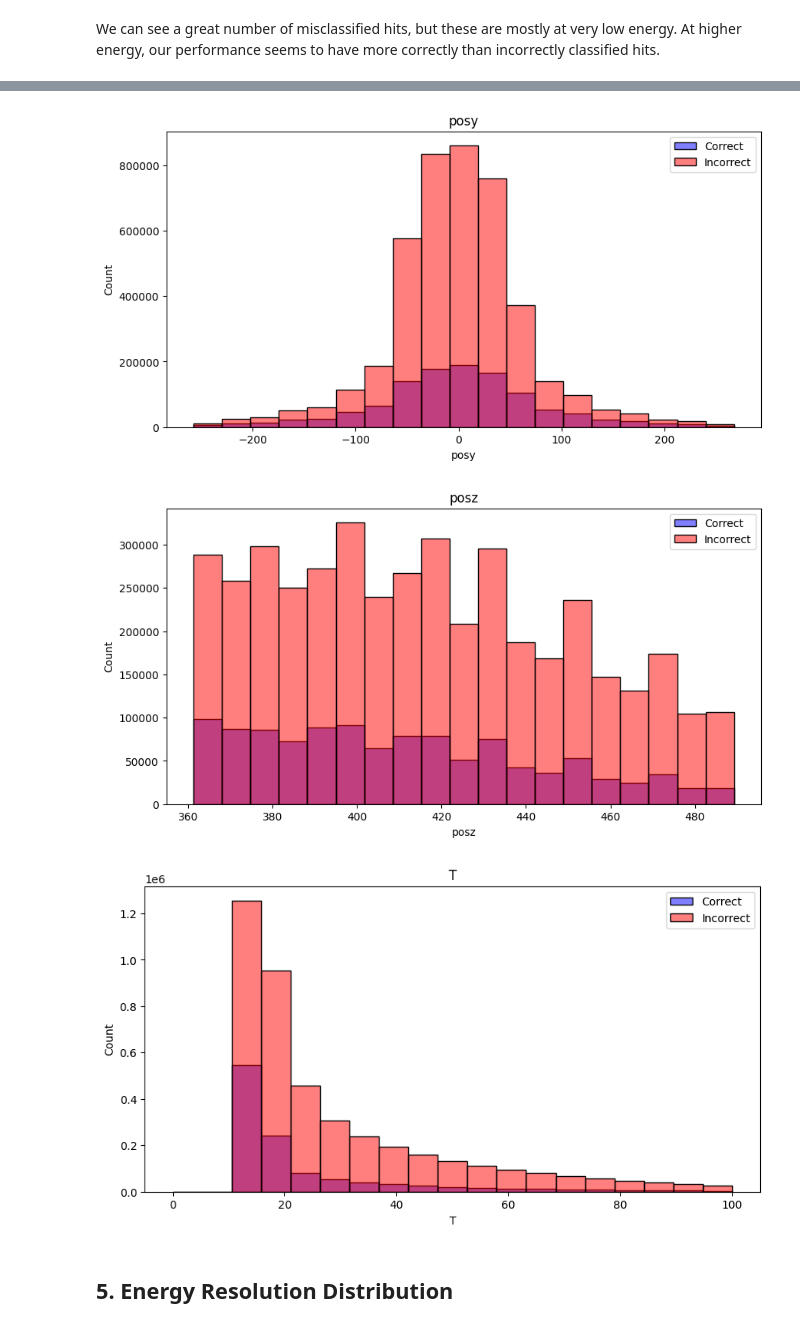
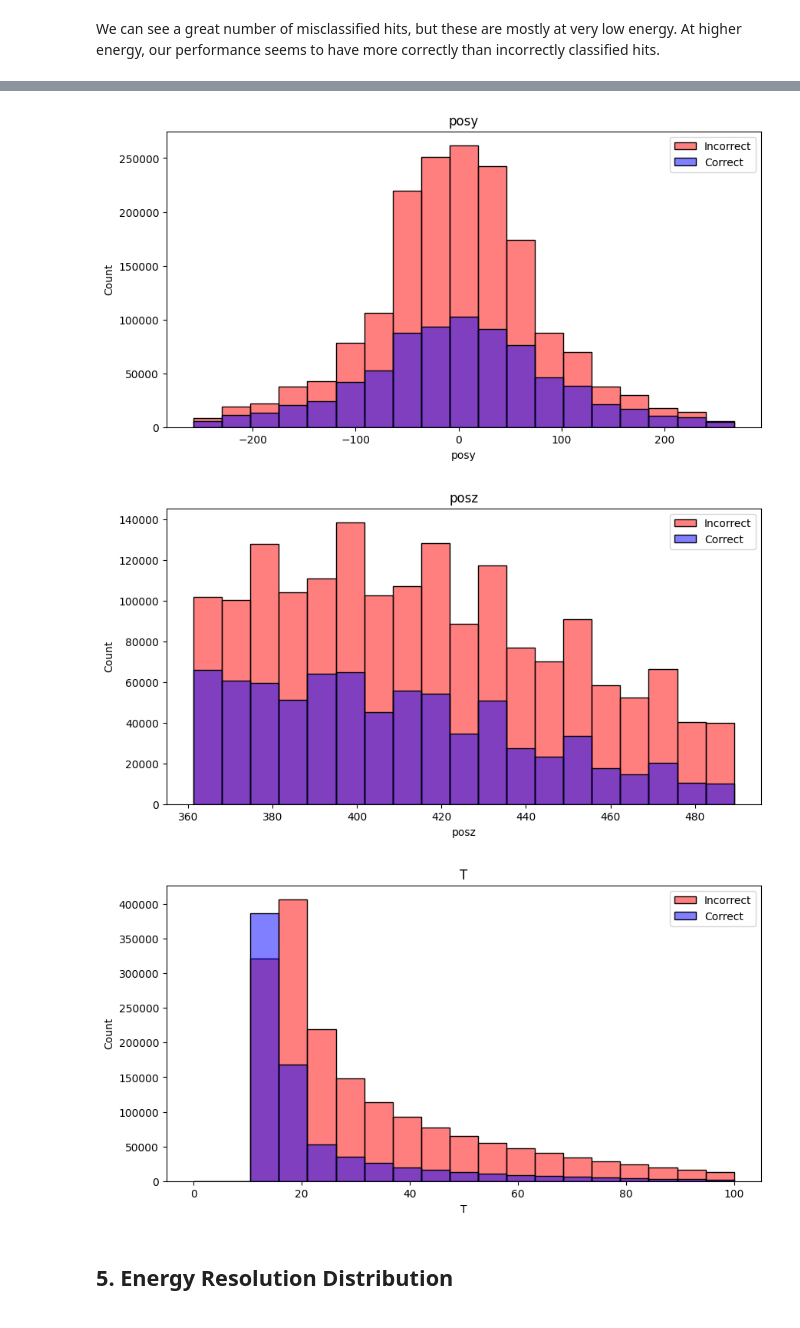
Before and after one commit to wpmccormack/ePIC_Clustering_2023, a Jupyter notebook: examples/notebooks/2_Useful_Metrics.ipynb, the cells around one changed output, grey strips where cells are left out. Drawn from its saved outputs; the diff is of its cells as text; code cells hidden in the pictures.

```diff
--- a/examples/notebooks/2_Useful_Metrics.ipynb
+++ b/examples/notebooks/2_Useful_Metrics.ipynb
@@ -55,10 +58,16 @@ def make_cluster_labels(event, eps=10, min_samples=1, features=['posx', 'posy'])
 
 def add_classification(event):
     max_energy_indices = event.groupby('clusterID')['E'].idxmax()
-    labels_with_max_energy = event.loc[max_energy_indices][["labelID", "clusterID"]]
+    labels_with_max_energy = event.loc[max_energy_indices][["labelID", "clusterID", "E"]]
+    max_energy_indices = labels_with_max_energy.groupby(['labelID'])['E'].idxmax()
+    labels_with_max_energy = event.loc[max_energy_indices][["clusterID", "labelID"]]
+
     df_with_clusterID = pd.merge(event, labels_with_max_energy, on='labelID', how='left')
     df_with_clusterID.rename(columns={'clusterID_x': 'true_clusterID', 'clusterID_y': 'pred_clusterID'}, inplace=True)
     df_with_clusterID["correct_cluster"] = df_with_clusterID['true_clusterID'] == df_with_clusterID['pred_clusterID']
+
+    reverse_df_with_clusterID = pd.merge(labels_with_max_energy, event, on='labelID', how='left')
+
     return df_with_clusterID
 # %% [markdown]
 ## 3. Misclassification Heatmap
@@ -111,7 +152,9 @@ incorrect_clusters = event[event['correct_cluster'] == False]
 # %% [markdown]
 Let's see how our classification worked vs. hit energy
 # %%
-sns.histplot(np.log(correct_clusters.E), bins=10, color='b', alpha=0.5)
-sns.histplot(np.log(incorrect_clusters.E), bins=10, color='r', alpha=0.5)
+bins = np.linspace(min(np.log(event.E)), max(np.log(event.E)), 20)
+sns.histplot(np.log(incorrect_clusters.E), bins=bins, color='r', alpha=0.5)
+sns.histplot(np.log(correct_clusters.E), bins=bins, color='b', alpha=0.5)
+plt.legend(['Incorrect', 'Correct'])
 plt.yscale('log')
 # %% [output]
@@ -123,10 +166,10 @@ columns_to_compare = ["iz", "posx", "posy", "posz", "T"]
 
 for column in columns_to_compare:
     plt.figure(figsize=(10, 5))
-    bins = np.linspace(min(correct_clusters[column]), max(correct_clusters[column]), 20)
+    bins = np.linspace(min(event[column]), max(event[column]), 20)
+    sns.histplot(incorrect_clusters[column], bins=bins, color='r', alpha=0.5)
     sns.histplot(correct_clusters[column], bins=bins, color='b', alpha=0.5)
-    sns.histplot(incorrect_clusters[column], bins=bins, color='r', alpha=0.5)
-    plt.legend(['Correct', 'Incorrect'])
+    plt.legend(['Incorrect', 'Correct'])
     plt.title(column)
     plt.show()
 # %% [output]
@@ -135,6 +178,6 @@ for column in columns_to_compare:
-[figure, old version]
+[figure, new version]
-[figure, old version]
+[figure, new version]
-[figure, old version]
+[figure, new version]
 # %% [markdown]
 ## 5. Energy Resolution Distribution
 # %%
```
Also changed, not shown: parts of 10 cells of this notebook, 5 other files.
